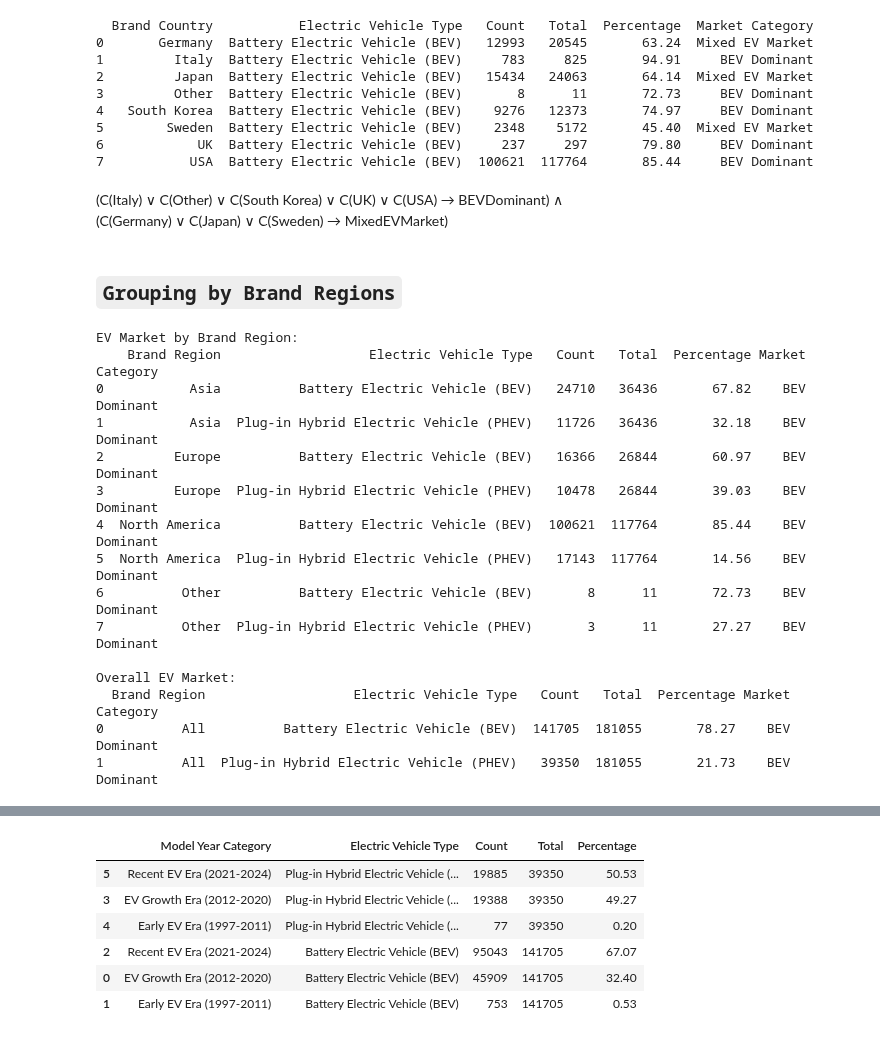
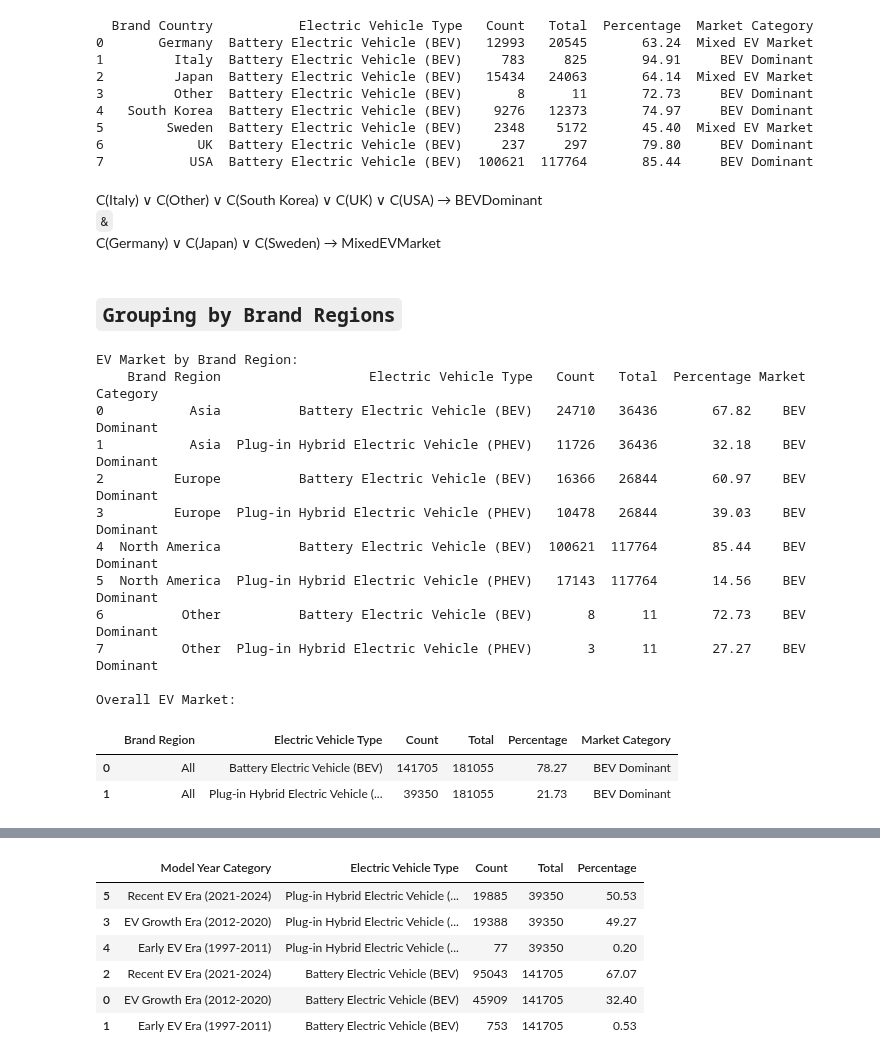
Before and after one commit to Daxvshah11/DA_Assignments, a Jupyter notebook: Ass2/Assignment2_AOI_8.ipynb, the cells around one changed output, grey strips where cells are left out. Saved outputs shown, nothing was run; the diff lists cells and outputs as text; code cells hidden in the pictures.

Commit message:
Perfected AOI NB to as much possible. 2 final rules are left (not necessarily CNF). BUC OOM and Optimization, these 2 are left!

```diff
--- a/Ass2/Assignment2_AOI_8.ipynb
+++ b/Ass2/Assignment2_AOI_8.ipynb
@@ -571,9 +571,9 @@ print(result)
 6            UK  Battery Electric Vehicle (BEV)     237     297       79.80     BEV Dominant
 7           USA  Battery Electric Vehicle (BEV)  100621  117764       85.44     BEV Dominant
 # %% [markdown]
-(C(Italy) ∨ C(Other) ∨ C(South Korea) ∨ C(UK) ∨ C(USA) → BEVDominant)
-∧ \
-(C(Germany) ∨ C(Japan) ∨ C(Sweden) → MixedEVMarket)
+C(Italy) ∨ C(Other) ∨ C(South Korea) ∨ C(UK) ∨ C(USA) → BEVDominant\
+`&`\
+C(Germany) ∨ C(Japan) ∨ C(Sweden) → MixedEVMarket
 # %% [markdown]
 ## `Grouping by Brand Regions`
 # %%
@@ -582,7 +582,11 @@ import pandas as pd
 # Assuming MAIN_DATA is already defined
 
 # Group the data by Brand Region and Electric Vehicle Type, and count occurrences
-grouped = MAIN_DATA.groupby(["Brand Region", "Electric Vehicle Type"]).size().reset_index(name="Count")
+grouped = (
+    MAIN_DATA.groupby(["Brand Region", "Electric Vehicle Type"])
+    .size()
+    .reset_index(name="Count")
+)
 
 # Calculate the total count for each brand region
 region_totals = grouped.groupby("Brand Region")["Count"].sum().reset_index(name="Total")
@@ -594,7 +598,12 @@ result = pd.merge(grouped, region_totals, on="Brand Region")
 result["Percentage"] = (result["Count"] / result["Total"] * 100).round(2)
 
 # Filter for only PHEV and BEV types
-result = result[result["Electric Vehicle Type"].isin(["Plug-in Hybrid Electric Vehicle (PHEV)", "Battery Electric Vehicle (BEV)"])]
+result = result[
+    result["Electric Vehicle Type"].isin(
+        ["Plug-in Hybrid Electric Vehicle (PHEV)", "Battery Electric Vehicle (BEV)"]
+    )
+]
+
 
 # Function to categorize based on BEV percentage
 def categorize_ev_market(bev_percentage):
@@ -605,14 +614,22 @@ def categorize_ev_market(bev_percentage):
     else:
         return "PHEV Dominant"
 
+
 # Create a DataFrame with BEV percentages
-bev_percentages = result[result["Electric Vehicle Type"] == "Battery Electric Vehicle (BEV)"].set_index("Brand Region")["Percentage"]
+bev_percentages = result[
+    result["Electric Vehicle Type"] == "Battery Electric Vehicle (BEV)"
+].set_index("Brand Region")["Percentage"]
 
 # Apply categorization
 categories = bev_percentages.apply(categorize_ev_market)
 
 # Add the category back to the main result DataFrame
-result = result.merge(categories.rename("Market Category"), left_on="Brand Region", right_index=True, how="left")
+result = result.merge(
+    categories.rename("Market Category"),
+    left_on="Brand Region",
+    right_index=True,
+    how="left",
+)
 
 # Sort the result by Brand Region and Electric Vehicle Type
 result = result.sort_values(["Brand Region", "Electric Vehicle Type"])
@@ -622,46 +639,63 @@ result = result.reset_index(drop=True)
 
 # Calculate overall percentages
 overall_total = result["Count"].sum()
-overall_percentages = result.groupby("Electric Vehicle Type")["Count"].sum() / overall_total * 100
+overall_percentages = (
+    result.groupby("Electric Vehicle Type")["Count"].sum() / overall_total * 100
+)
 
 # Create overall table
-overall_table = pd.DataFrame({
-    "Brand Region": "All",
-    "Electric Vehicle Type": overall_percentages.index,
-    "Count": result.groupby("Electric Vehicle Type")["Count"].sum().values,
-    "Total": overall_total,
-    "Percentage": overall_percentages.values.round(2)
-})
+overall_table = pd.DataFrame(
+    {
+        "Brand Region": "All",
+        "Electric Vehicle Type": overall_percentages.index,
+        "Count": result.groupby("Electric Vehicle Type")["Count"].sum().values,
+        "Total": overall_total,
+        "Percentage": overall_percentages.values.round(2),
+    }
+)
 
 # Categorize overall market
-overall_bev_percentage = overall_table.loc[overall_table["Electric Vehicle Type"] == "Battery Electric Vehicle (BEV)", "Percentage"].values[0]
+overall_bev_percentage = overall_table.loc[
+    overall_table["Electric Vehicle Type"] == "Battery Electric Vehicle (BEV)",
+    "Percentage",
+].values[0]
 overall_category = categorize_ev_market(overall_bev_percentage)
 
 # Add overall category to the table
 overall_table["Market Category"] = overall_category
 
 # Reorder columns to match the result DataFrame
-overall_table = overall_table[["Brand Region", "Electric Vehicle Type", "Count", "Total", "Percentage", "Market Category"]]
+overall_table = overall_table[
+    [
+        "Brand Region",
+        "Electric Vehicle Type",
+        "Count",
+        "Total",
+        "Percentage",
+        "Market Category",
+    ]
+]
 
 # Display the results
 print("EV Market by Brand Region:")
 print(result)
 print("\nOverall EV Market:")
-print(overall_table)
+
+overall_table
 # %% [output]
 EV Market by Brand Region:
     Brand Region                   Electric Vehicle Type   Count   Total  Percentage Market Category
 0           Asia          Battery Electric Vehicle (BEV)   24710   36436       67.82    BEV Dominant
 1           Asia  Plug-in Hybrid Electric Vehicle (PHEV)   11726   36436       32.18    BEV Dominant
 2         Europe          Battery Electric Vehicle (BEV)   16366   26844       60.97    BEV Dominant
 3         Europe  Plug-in Hybrid Electric Vehicle (PHEV)   10478   26844       39.03    BEV Dominant
 4  North America          Battery Electric Vehicle (BEV)  100621  117764       85.44    BEV Dominant
 5  North America  Plug-in Hybrid Electric Vehicle (PHEV)   17143  117764       14.56    BEV Dominant
 6          Other          Battery Electric Vehicle (BEV)       8      11       72.73    BEV Dominant
 7          Other  Plug-in Hybrid Electric Vehicle (PHEV)       3      11       27.27    BEV Dominant
 
 Overall EV Market:
-  Brand Region                   Electric Vehicle Type   Count   Total  Percentage Market Category
-0          All          Battery Electric Vehicle (BEV)  141705  181055       78.27    BEV Dominant
-1          All  Plug-in Hybrid Electric Vehicle (PHEV)   39350  181055       21.73    BEV Dominant
+|  | Brand Region | Electric Vehicle Type | Count | Total | Percentage | Market Category |
+| 0 | All | Battery Electric Vehicle (BEV) | 141705 | 181055 | 78.27 | BEV Dominant |
+| 1 | All | Plug-in Hybrid Electric Vehicle (... | 39350 | 181055 | 21.73 | BEV Dominant |
 # %% [markdown]
```
Also changed, not shown: parts of 16 cells of this notebook, 2 other files.
